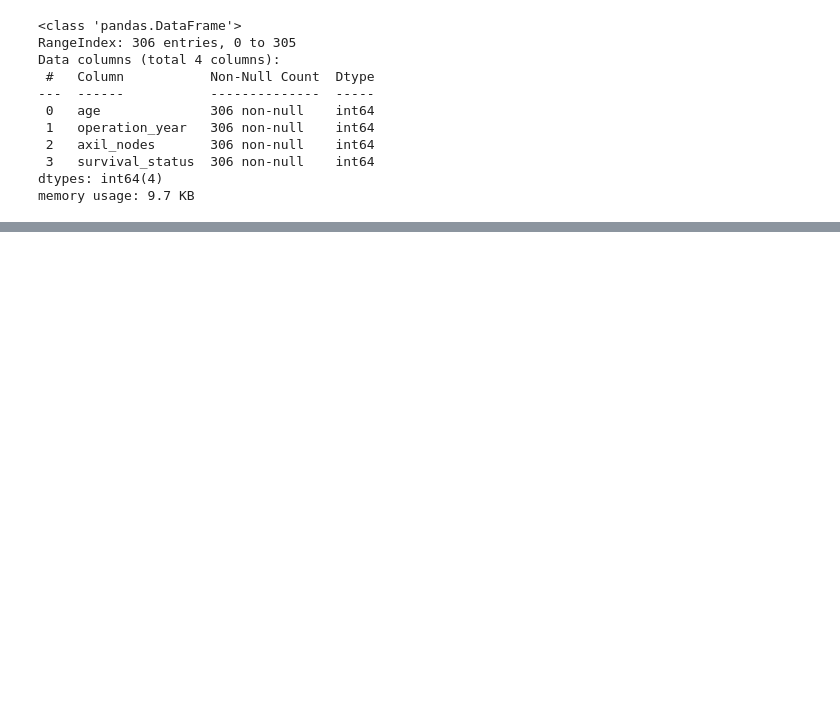
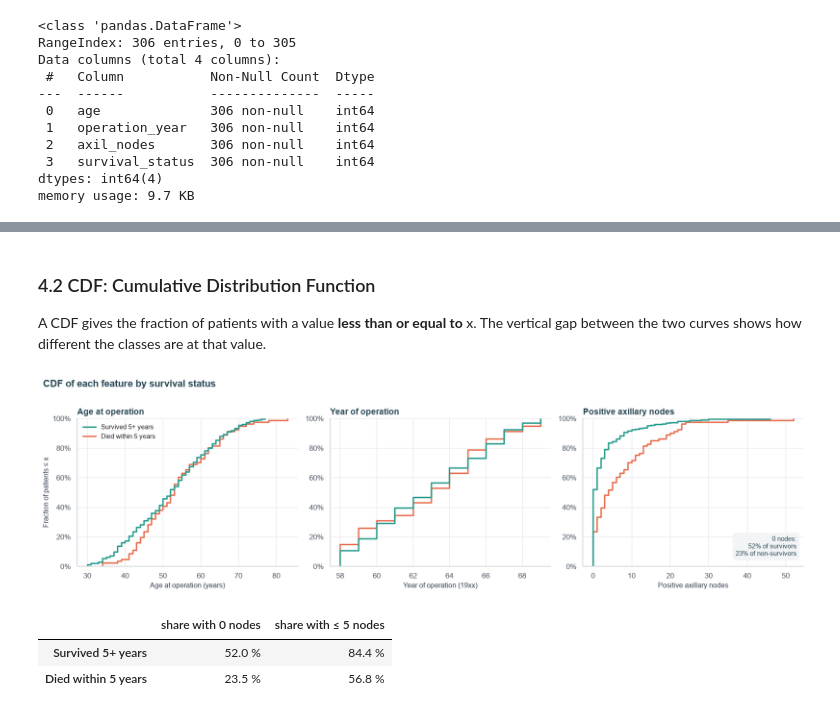
Before and after one commit to NabilaTarannum/Data_Analysis, a Jupyter notebook: Haberman.ipynb, the cells around one changed output, grey strips where cells are left out. Drawn from its saved outputs; the diff is of its cells as text; code cells hidden in the pictures; blank space fills up the shorter version.

```diff
--- a/Haberman.ipynb
+++ b/Haberman.ipynb
@@ -694,0 +272,33 @@ plt.show()
+# %% [markdown]
+### 4.2 CDF: Cumulative Distribution Function
+A CDF gives the fraction of patients with a value **less than or equal to** x. The vertical gap between the two curves shows how different the classes are at that value.
+# %%
+fig, axes = plt.subplots(1, 3, figsize=(16, 4.4))
+for k, (ax, feature) in enumerate(zip(axes, FEATURES)):
+    sns.ecdfplot(data=haberman, x=feature, hue=TARGET, hue_order=ORDER, palette=PALETTE,
+                 linewidth=2.2, legend=(k == 0), ax=ax)
+    ax.set(title=FEATURE_LABEL[feature].split(" (")[0], xlabel=FEATURE_LABEL[feature],
+           ylabel="Fraction of patients ≤ x" if k == 0 else "")
+    ax.yaxis.set_major_formatter(PercentFormatter(1.0))
+
+# call-out on the node-count panel
+zero = haberman.groupby(TARGET, observed=True)["axil_nodes"].apply(lambda s: (s == 0).mean())
+axes[2].text(0.97, 0.06, f"0 nodes:\n{zero['yes']:.0%} of survivors\n{zero['no']:.0%} of non-survivors",
+             transform=axes[2].transAxes, ha="right", va="bottom", color=INK, fontsize=10,
+             bbox=dict(boxstyle="round,pad=0.4", facecolor="#F3F4F6", edgecolor="none"))
+nice_legend(axes[0].get_legend())
+headline(fig, "CDF of each feature by survival status")
+plt.tight_layout()
+plt.show()
+# %% [output]
+[figure, added]
+# %%
+nodes = haberman.groupby(TARGET, observed=True)["axil_nodes"]
+table = pd.DataFrame({"share with 0 nodes": nodes.apply(lambda s: (s == 0).mean()),
+                      "share with ≤ 5 nodes": nodes.apply(lambda s: (s <= 5).mean())})
+table.index = [NICE[i] for i in table.index]
+(table * 100).round(1).astype(str) + " %"
+# %% [output]
+|  | share with 0 nodes | share with ≤ 5 nodes |
+| Survived 5+ years | 52.0 % | 84.4 % |
+| Died within 5 years | 23.5 % | 56.8 % |
```
Also changed, not shown: parts of 132 cells of this notebook, 3 other files.
